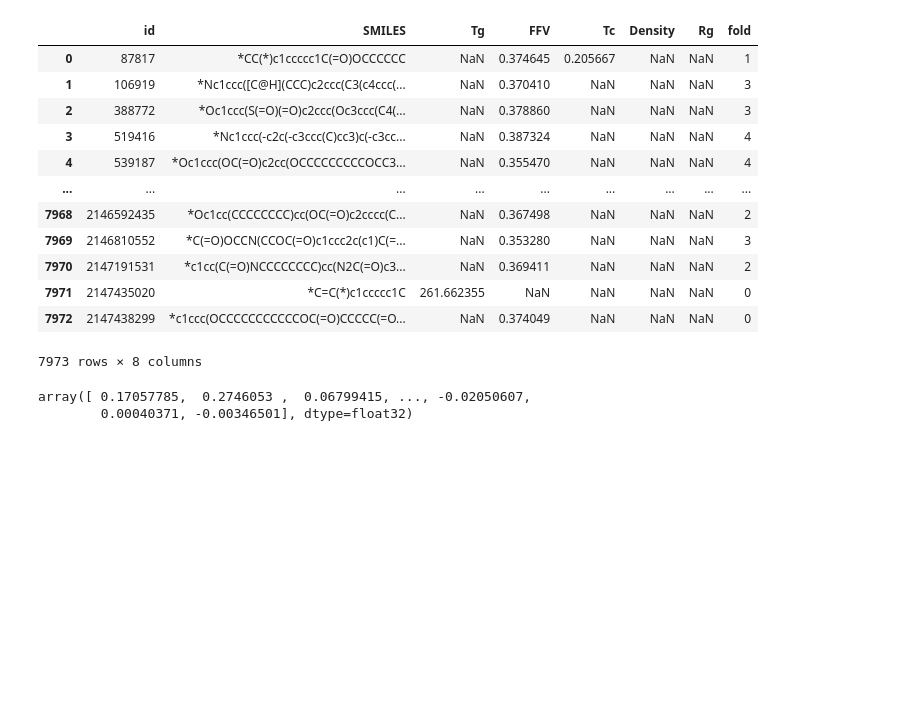
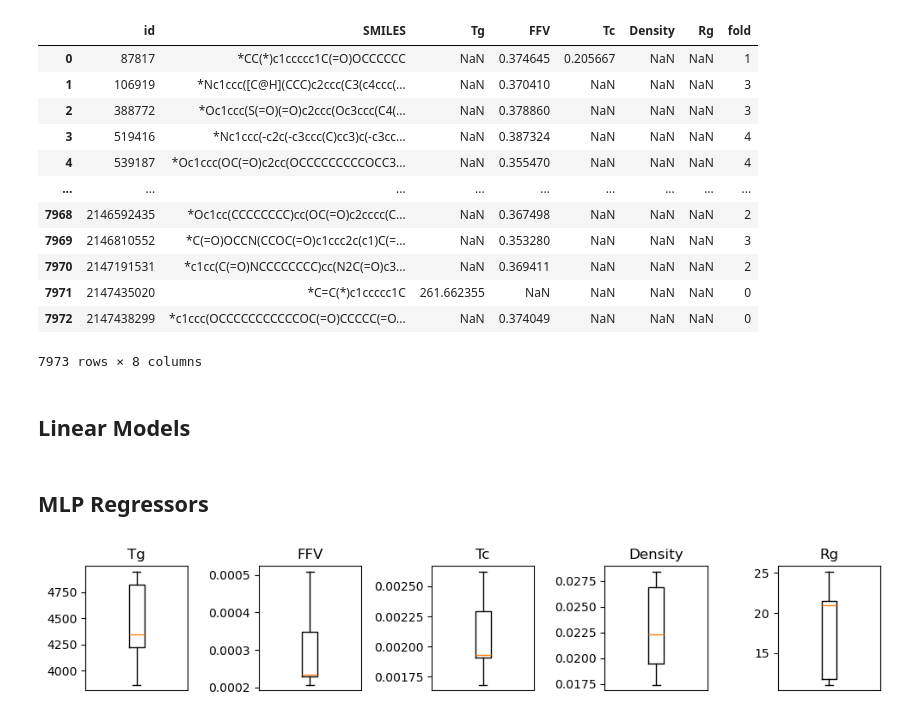
Before and after one commit to shashkat/open-polymer-prediction, a Jupyter notebook: notebooks/SimpleModels.ipynb, the cells around one changed output. Saved outputs shown, nothing was run; the diff lists cells and outputs as text; code cells hidden in the pictures; blank space fills up the shorter version.

```diff
--- a/notebooks/SimpleModels.ipynb
+++ b/notebooks/SimpleModels.ipynb
@@ -28,9 +32,16 @@ df
 # Now let us create embeddings for each SMILES string.
 model = SentenceTransformer("Derify/ChemMRL-alpha")
 df['embedding'] = [model.encode(x) for x in df['SMILES']]
+# %% [markdown]
+## Linear Models
+# %% [markdown]
+## MLP Regressors
 # %%
+# Score dict
+scores = defaultdict(list)
+
 # Now let us create a simple model for each of the individual properties.
-for prop in ['Tg', 'FFV', 'Tc', 'Density', 'Rg']:
+for prop in tqdm(['Tg', 'FFV', 'Tc', 'Density', 'Rg']):
     # Iterate through each fold.
     for fold in df['fold'].unique():
         # Create test and train folds.
@@ -45,7 +56,17 @@ for prop in ['Tg', 'FFV', 'Tc', 'Density', 'Rg']:
         X_test = np.row_stack(test['embedding'].to_numpy())
         model = nn.MLPRegressor(random_state = 42, max_iter=2000, tol=0.1)
         model.fit(X_train, y_train)
+        y_predict = model.predict(X_test)
+        score = mean_squared_error(y_predict, y_test)
+        scores[prop].append(score)
 # %%
+fig, axs = plt.subplots(1,5, figsize=(10, 2))
+for idx, score in enumerate(['Tg', 'FFV', 'Tc', 'Density', 'Rg']):
+    axs[idx].boxplot(scores[score])
+    axs[idx].set_xticks([])
+    axs[idx].set_title(score)
+
+plt.tight_layout()
+plt.show()
 # %% [output]
-array([ 0.17057785,  0.2746053 ,  0.06799415, ..., -0.02050607,
-        0.00040371, -0.00346501], dtype=float32)
+[figure, added]
```
Also changed, not shown: parts of 1 cell of this notebook.
